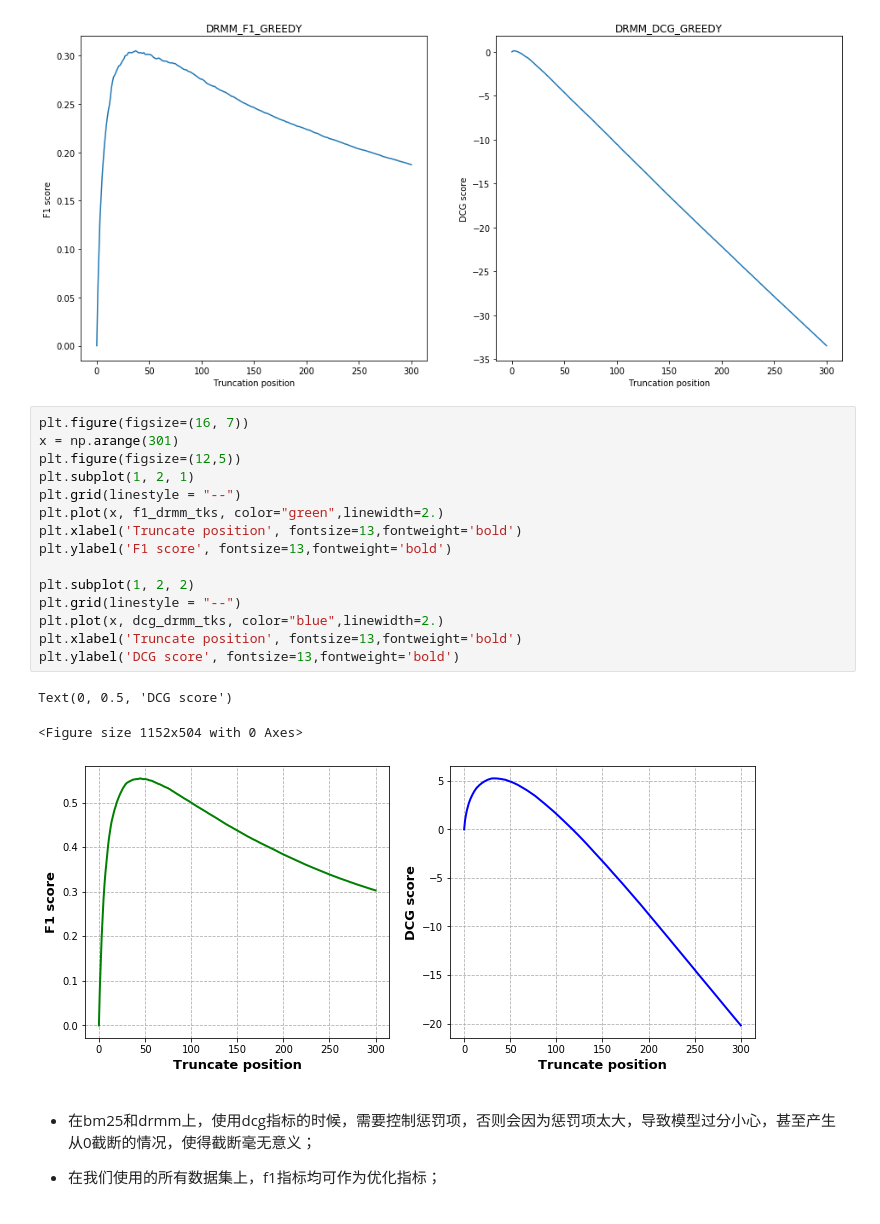
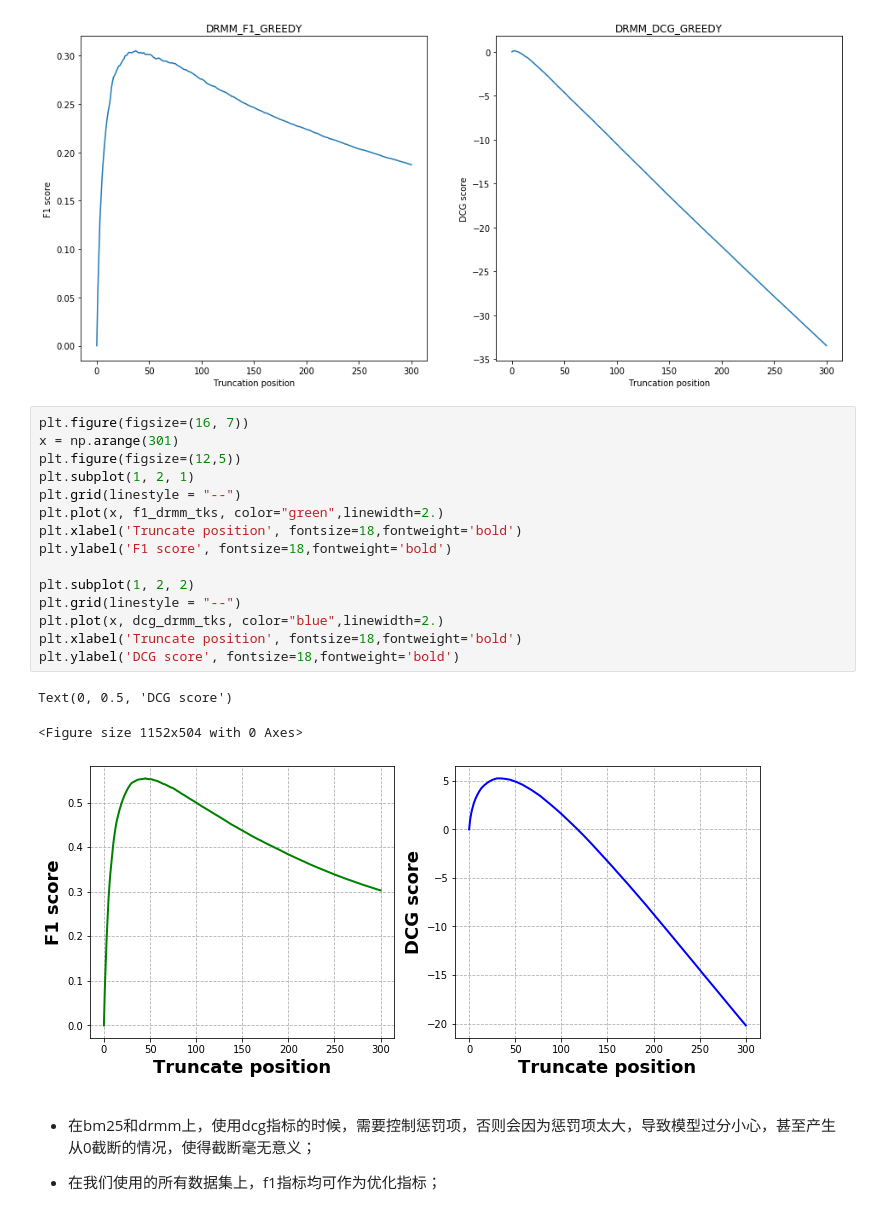
Before and after one commit to Woody5962/Ranked-List-Truncation, a Jupyter notebook: Baseline/Truncation_analysis.ipynb, the cells around one changed output. Cells and saved outputs as stored; diff of their text form.

```diff
--- a/Baseline/Truncation_analysis.ipynb
+++ b/Baseline/Truncation_analysis.ipynb
@@ -104,22 +106,22 @@ Text(0, 0.5, 'DCG score')
 # %%
 plt.figure(figsize=(16, 7))
 x = np.arange(301)
 plt.figure(figsize=(12,5))
 plt.subplot(1, 2, 1)
 plt.grid(linestyle = "--")
 plt.plot(x, f1_drmm_tks, color="green",linewidth=2.)
-plt.xlabel('Truncate position', fontsize=13,fontweight='bold')
-plt.ylabel('F1 score', fontsize=13,fontweight='bold')
+plt.xlabel('Truncate position', fontsize=18,fontweight='bold')
+plt.ylabel('F1 score', fontsize=18,fontweight='bold')
 
 plt.subplot(1, 2, 2)
 plt.grid(linestyle = "--")
 plt.plot(x, dcg_drmm_tks, color="blue",linewidth=2.)
-plt.xlabel('Truncate position', fontsize=13,fontweight='bold')
-plt.ylabel('DCG score', fontsize=13,fontweight='bold')
+plt.xlabel('Truncate position', fontsize=18,fontweight='bold')
+plt.ylabel('DCG score', fontsize=18,fontweight='bold')
 # %% [output]
 Text(0, 0.5, 'DCG score')
 <Figure size 1152x504 with 0 Axes>
-[figure, old version]
+[figure, new version]
 # %% [markdown]
 * 在bm25和drmm上，使用dcg指标的时候，需要控制惩罚项，否则会因为惩罚项太大，导致模型过分小心，甚至产生从0截断的情况，使得截断毫无意义；
 
```
Also changed, not shown: parts of 13 cells of this notebook, 5 other files.
